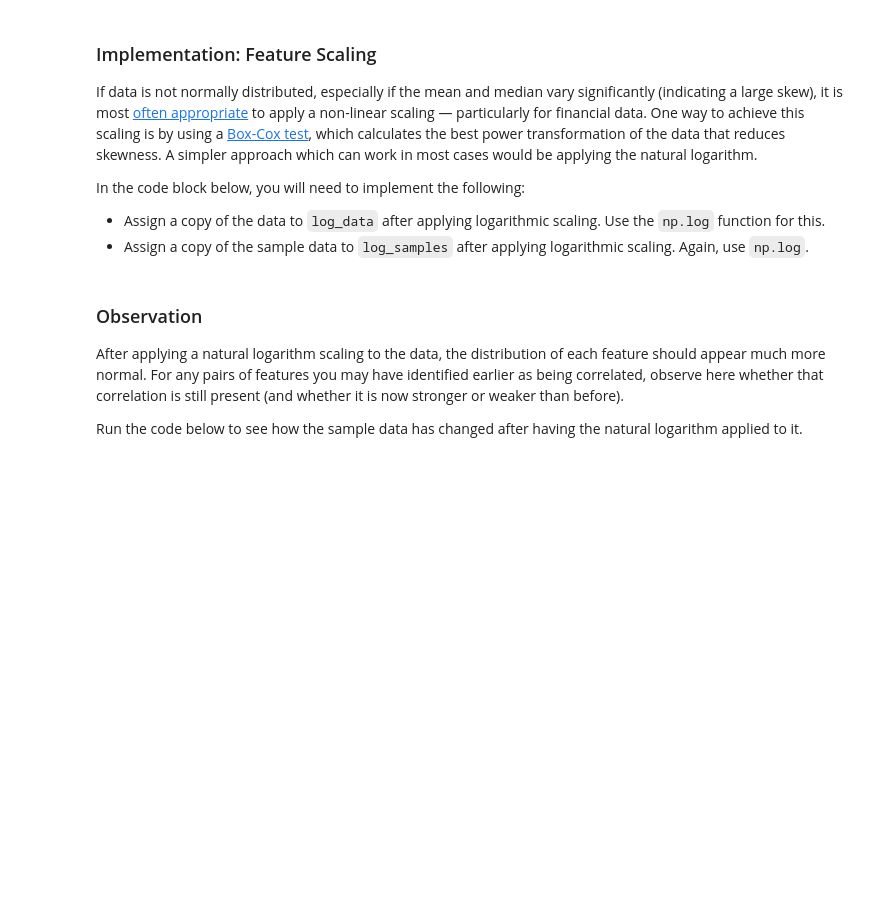
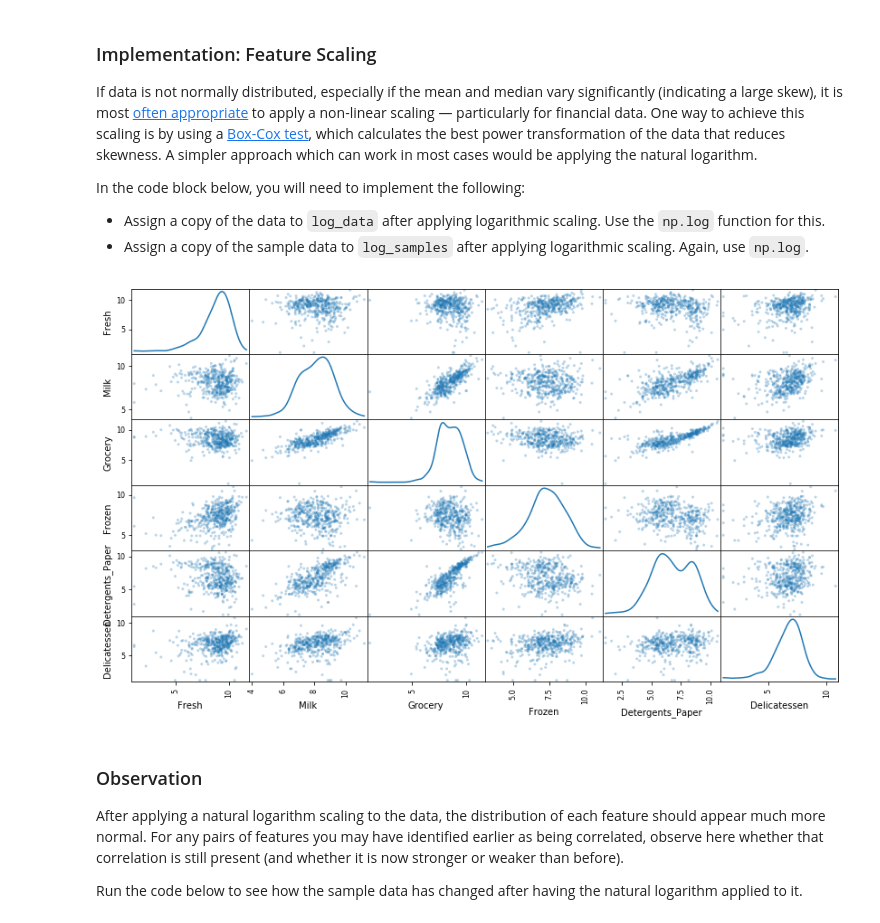
Before and after one commit to dreamerkumar/machine-learning, a Jupyter notebook: projects/customer_segments/customer_segments.ipynb, the cells around one changed output. Drawn from its saved outputs; the diff is of its cells as text; code cells hidden in the pictures; blank space fills up the shorter version.

```diff
--- a/projects/customer_segments/customer_segments.ipynb
+++ b/projects/customer_segments/customer_segments.ipynb
@@ -146,13 +152,16 @@ In the code block below, you will need to implement the following:
  - Assign a copy of the sample data to `log_samples` after applying logarithmic scaling. Again, use `np.log`.
 # %%
 # TODO: Scale the data using the natural logarithm
-log_data = None
+
+log_data = np.log(data)
 
 # TODO: Scale the sample data using the natural logarithm
-log_samples = None
+log_samples = np.log(samples)
 
 # Produce a scatter matrix for each pair of newly-transformed features
 pd.scatter_matrix(log_data, alpha = 0.3, figsize = (14,8), diagonal = 'kde');
+# %% [output]
+[figure, added]
 # %% [markdown]
 ### Observation
 After applying a natural logarithm scaling to the data, the distribution of each feature should appear much more normal. For any pairs of features you may have identified earlier as being correlated, observe here whether that correlation is still present (and whether it is now stronger or weaker than before).
```
Also changed, not shown: parts of 6 cells of this notebook.
